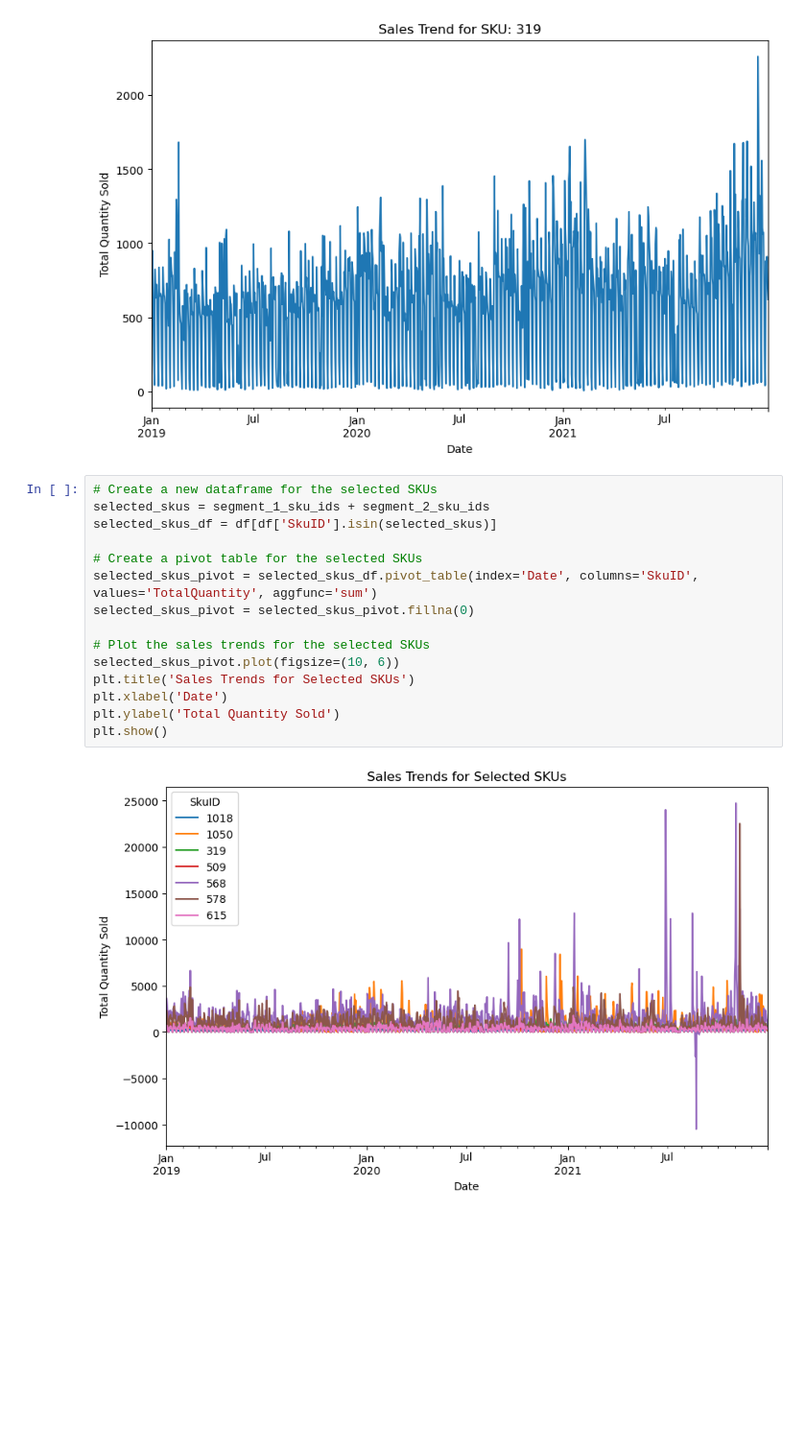
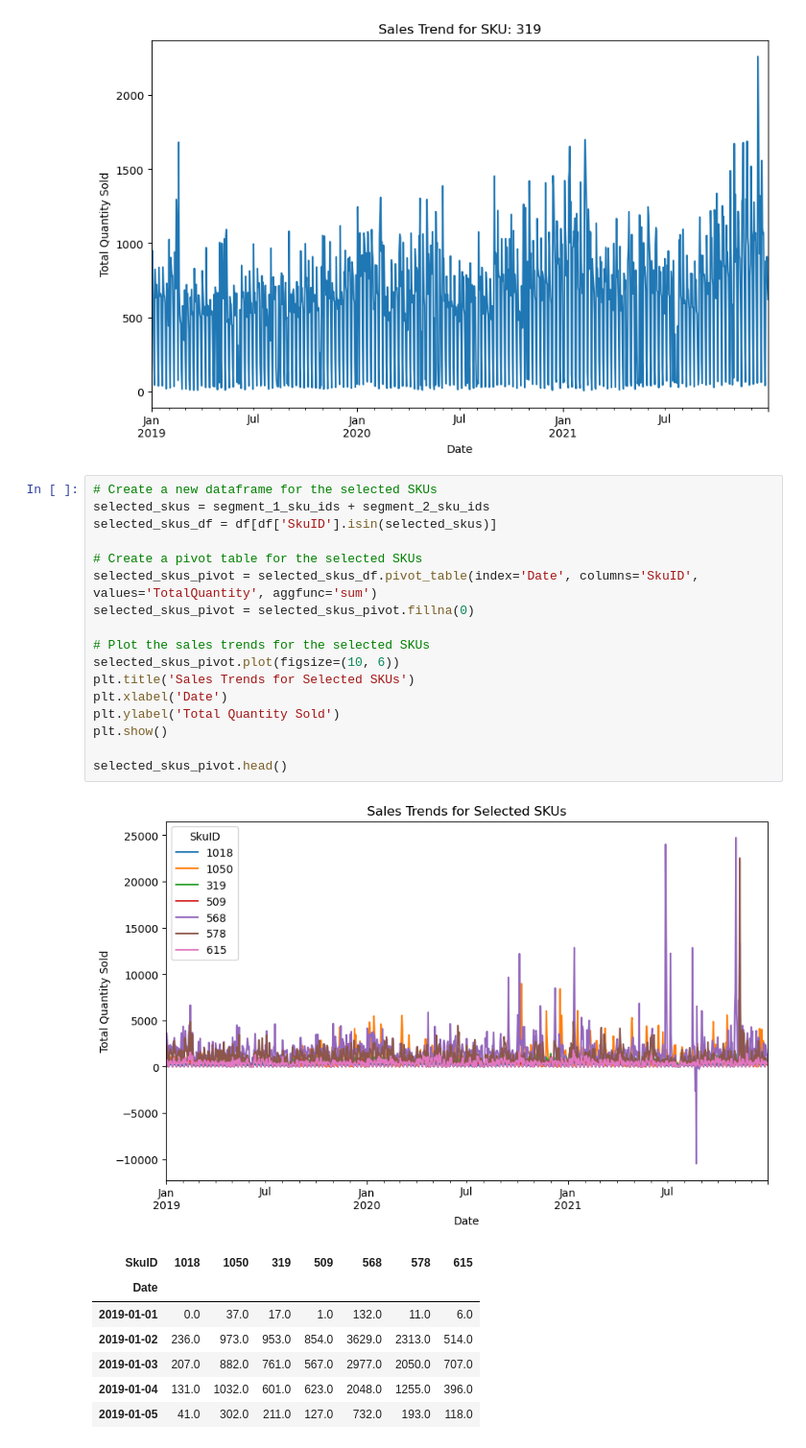
Before and after one commit to senaoz/MIS-492, a Jupyter notebook: main.ipynb, the cells around one changed output. Shown at 96% size. Cells and saved outputs as stored; diff of their text form; blank space fills up the shorter version.

```diff
--- a/main.ipynb
+++ b/main.ipynb
@@ -197,17 +197,26 @@ plt.show()
 # %%
 # Create a new dataframe for the selected SKUs
 selected_skus = segment_1_sku_ids + segment_2_sku_ids
 selected_skus_df = df[df['SkuID'].isin(selected_skus)]
 
 # Create a pivot table for the selected SKUs
 selected_skus_pivot = selected_skus_df.pivot_table(index='Date', columns='SkuID', values='TotalQuantity', aggfunc='sum')
 selected_skus_pivot = selected_skus_pivot.fillna(0)
 
 # Plot the sales trends for the selected SKUs
 selected_skus_pivot.plot(figsize=(10, 6))
 plt.title('Sales Trends for Selected SKUs')
 plt.xlabel('Date')
 plt.ylabel('Total Quantity Sold')
 plt.show()
+
+selected_skus_pivot.head()
 # %% [output]
 [figure]
+| SkuID | 1018 | 1050 | 319 | 509 | 568 | 578 | 615 |
+| Date |  |  |  |  |  |  |  |
+| 2019-01-01 | 0.0 | 37.0 | 17.0 | 1.0 | 132.0 | 11.0 | 6.0 |
+| 2019-01-02 | 236.0 | 973.0 | 953.0 | 854.0 | 3629.0 | 2313.0 | 514.0 |
+| 2019-01-03 | 207.0 | 882.0 | 761.0 | 567.0 | 2977.0 | 2050.0 | 707.0 |
+| 2019-01-04 | 131.0 | 1032.0 | 601.0 | 623.0 | 2048.0 | 1255.0 | 396.0 |
+| 2019-01-05 | 41.0 | 302.0 | 211.0 | 127.0 | 732.0 | 193.0 | 118.0 |
```
Also changed, not shown: parts of 12 cells of this notebook, 1 other file.
